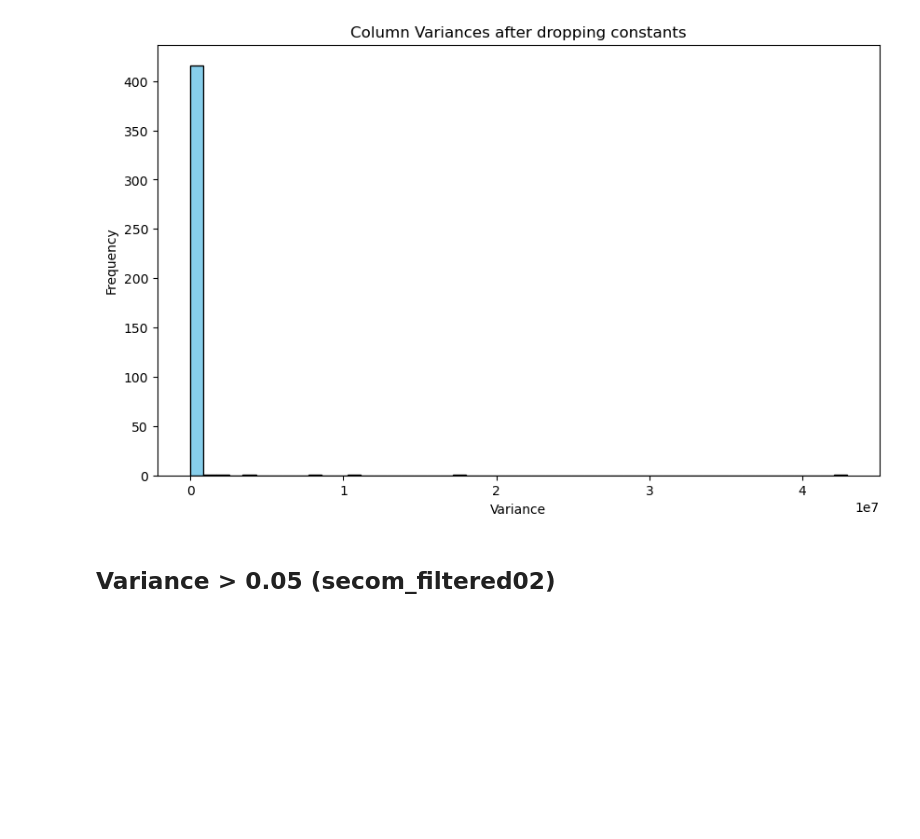
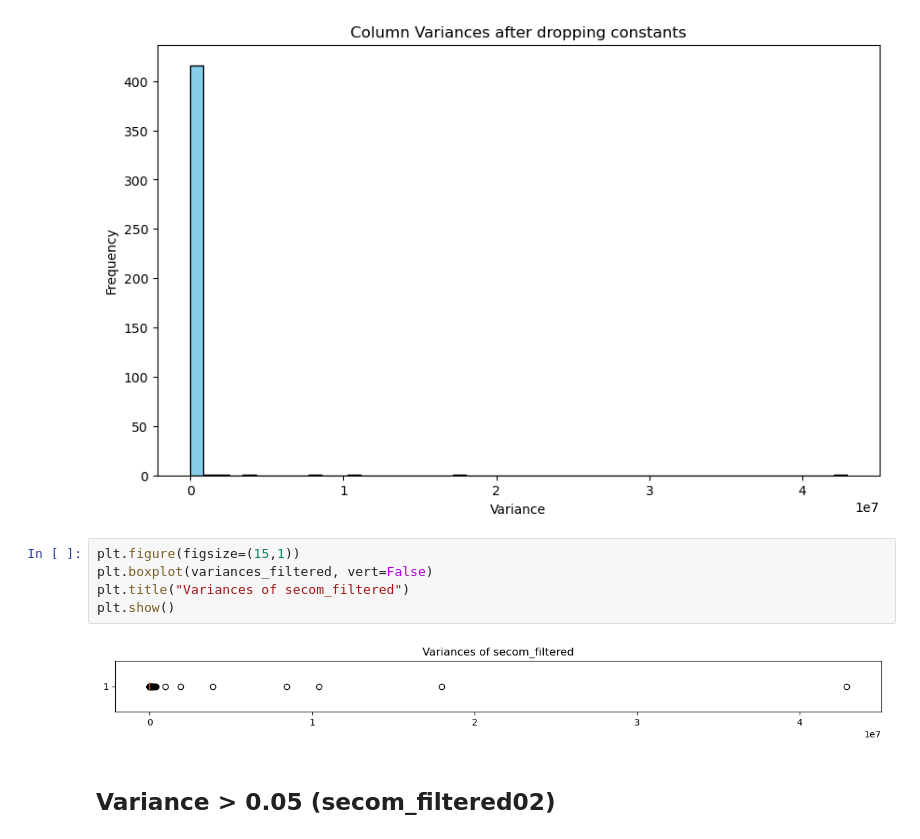
Before and after one commit to reese-quinto/DATA4382_Spring2025, a Jupyter notebook: 04_Application.ipynb, the cells around one changed output. Cells and saved outputs as stored; diff of their text form; blank space fills up the shorter version.

```diff
--- a/04_Application.ipynb
+++ b/04_Application.ipynb
@@ -162,6 +162,13 @@ plt.show()
 # %% [output]
 [figure]
 [figure]
+# %%
+plt.figure(figsize=(15,1))
+plt.boxplot(variances_filtered, vert=False)
+plt.title("Variances of secom_filtered")
+plt.show()
+# %% [output]
+[figure, added]
 # %% [markdown]
 ## Variance > 0.05 (secom_filtered02)
 # %%
```
Also changed, not shown: parts of 23 cells of this notebook.
